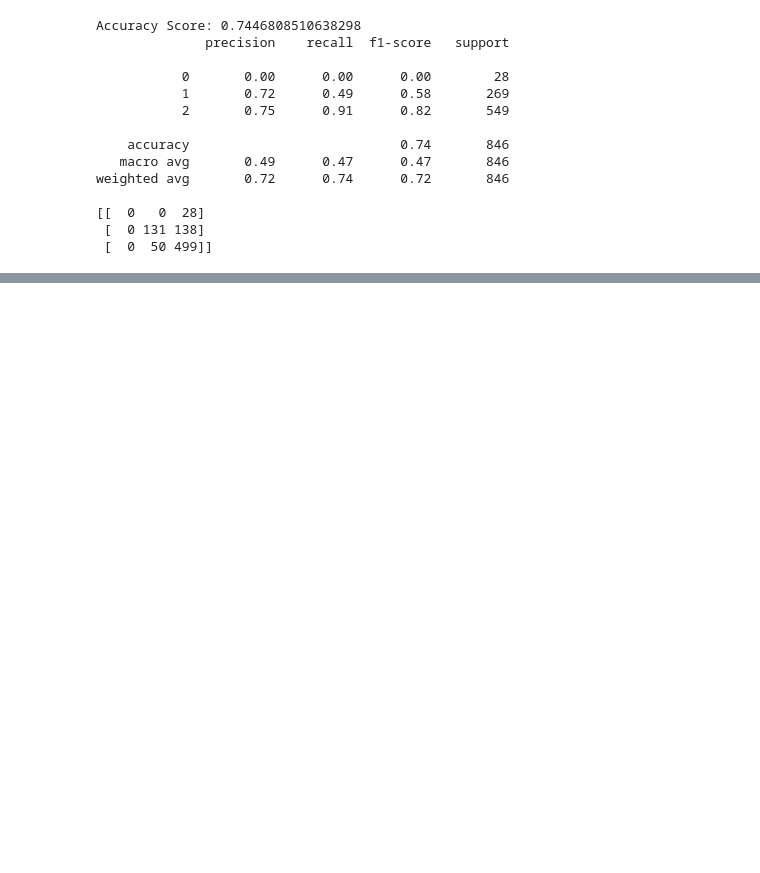
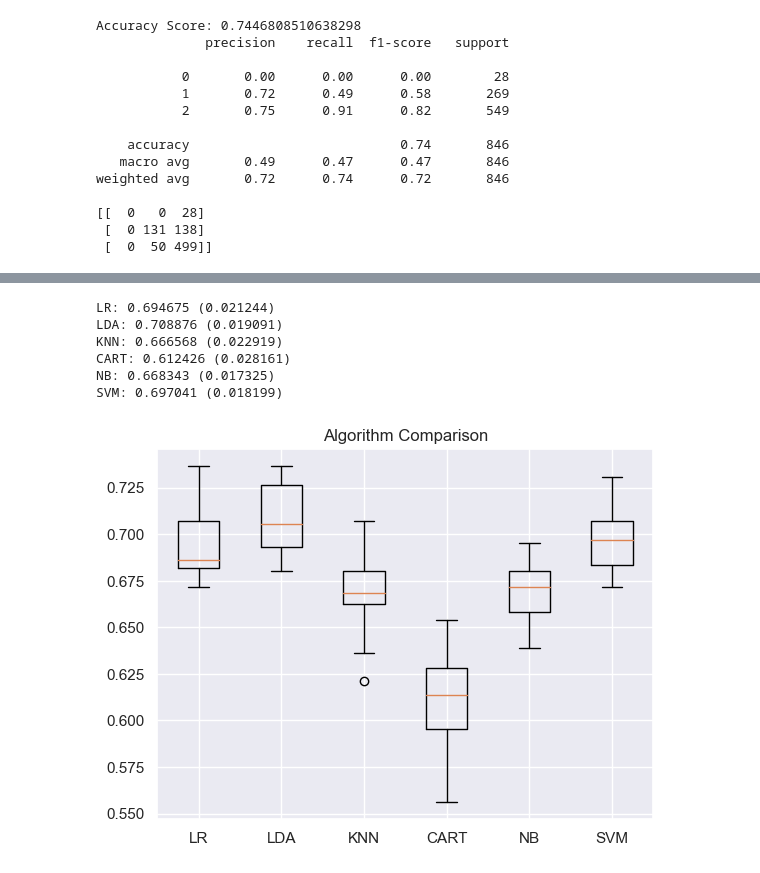
Before and after one commit to cdb8675309/-mod1-project2-Sprint-3, a Jupyter notebook: Sprint_3.ipynb, the cells around one changed output, grey strips where cells are left out. Cells and saved outputs as stored; diff of their text form; code cells hidden in the pictures; blank space fills up the shorter version.

Commit message:
"theres a big multiple evaluation happening"

```diff
--- a/Sprint_3.ipynb
+++ b/Sprint_3.ipynb
@@ -2040,0 +2316,55 @@ weighted avg       0.72      0.74      0.72       846
+# %%
+#### let's spot check models using kfold
+
+#Quality SVM after tuning. C at 10, Gamma at 1.0 = 72.5%
+
+from pandas.plotting import scatter_matrix
+from matplotlib import pyplot
+from sklearn.model_selection import train_test_split
+from sklearn.model_selection import cross_val_score
+from sklearn.model_selection import StratifiedKFold
+from sklearn.metrics import classification_report
+from sklearn.metrics import confusion_matrix
+from sklearn.metrics import accuracy_score
+from sklearn.linear_model import LogisticRegression
+from sklearn.tree import DecisionTreeClassifier
+from sklearn.neighbors import KNeighborsClassifier
+from sklearn.discriminant_analysis import LinearDiscriminantAnalysis
+from sklearn.naive_bayes import GaussianNB
+from sklearn.svm import SVC
+
+X = qual_eval_set_iqr_2.drop(columns=['qual_label_cat', 'fixed_acidity', 'citric_acid', 'residual_sugar', 'free_sulfur_dioxide', 'total_sulfur_dioxide', 'sulphates'])
+y = qual_eval_set_iqr_2['qual_label_cat']
+
+X_train, X_test, y_train, y_test = train_test_split(X, y, test_size = 0.2, random_state=665)
+
+# Spot Check Algorithms
+models = []
+models.append(('LR', LogisticRegression(solver='liblinear', multi_class='ovr')))
+models.append(('LDA', LinearDiscriminantAnalysis()))
+models.append(('KNN', KNeighborsClassifier()))
+models.append(('CART', DecisionTreeClassifier()))
+models.append(('NB', GaussianNB()))
+models.append(('SVM', SVC(gamma='auto')))
+# evaluate each model in turn
+results = []
+names = []
+for name, model in models:
+    kfold = StratifiedKFold(n_splits=10, random_state=1, shuffle=True)
+    cv_results = cross_val_score(model, X_train, y_train, cv=kfold, scoring='accuracy')
+    results.append(cv_results)
+    names.append(name)
+    print('%s: %f (%f)' % (name, cv_results.mean(), cv_results.std()))
+
+# Compare Algorithms
+pyplot.boxplot(results, labels=names)
+pyplot.title('Algorithm Comparison')
+pyplot.show()
+# %% [output]
+LR: 0.694675 (0.021244)
+LDA: 0.708876 (0.019091)
+KNN: 0.666568 (0.022919)
+CART: 0.612426 (0.028161)
+NB: 0.668343 (0.017325)
+SVM: 0.697041 (0.018199)
+[figure, added]
```
Also changed, not shown: parts of 17 cells of this notebook.
